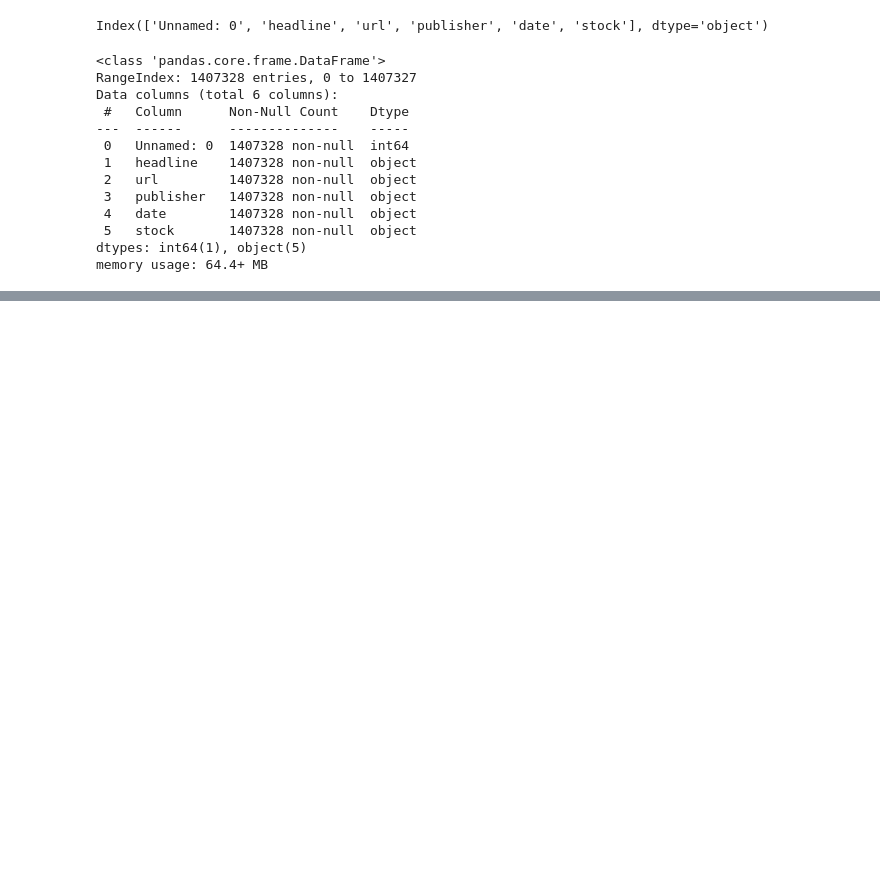
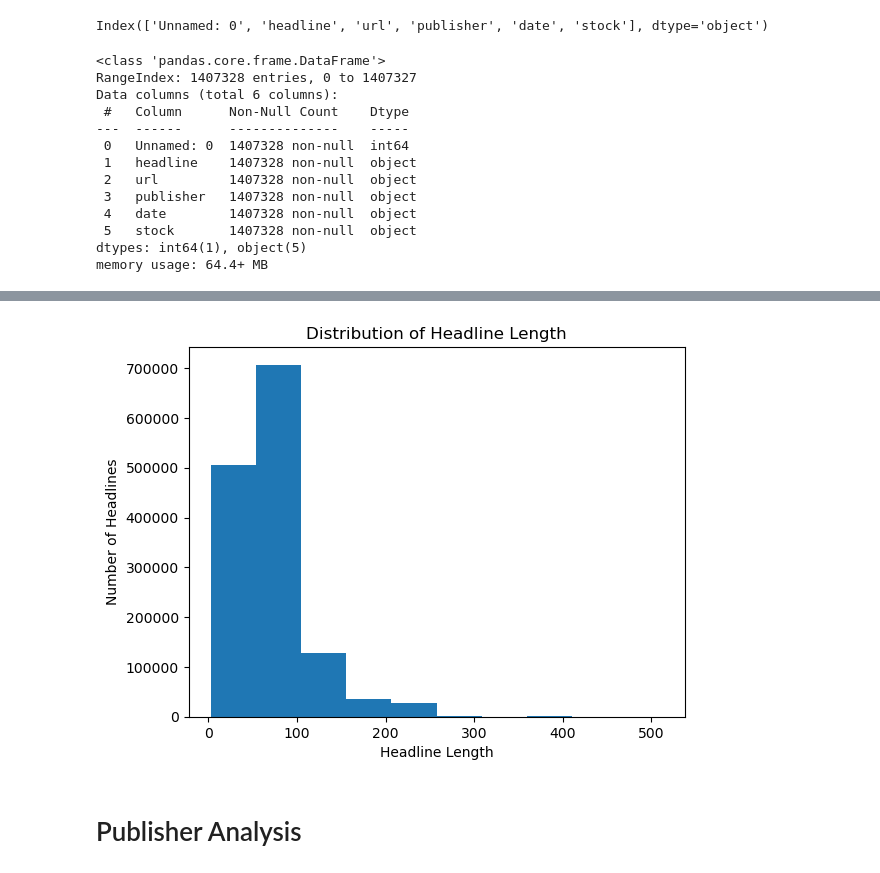
Before and after one commit to YeabsiraTibebu/FinancialNews-and-StockPrice, a Jupyter notebook: notebooks/analysis.ipynb, the cells around one changed output, grey strips where cells are left out. Saved outputs shown, nothing was run; the diff lists cells and outputs as text; code cells hidden in the pictures; blank space fills up the shorter version.

Commit message:
Time and publisher analysis

```diff
--- a/notebooks/analysis.ipynb
+++ b/notebooks/analysis.ipynb
@@ -58,3 +81,6 @@ Data columns (total 6 columns):
  5   stock       1407328 non-null  object
 dtypes: int64(1), object(5)
 memory usage: 64.4+ MB
+# %%
+data.drop_duplicates(inplace=True)
+data.info()
@@ -60,0 +101,4 @@ memory usage: 64.4+ MB
+# %%
+data.shape
+data.drop_duplicates(inplace=True)
+data.info()
@@ -60,0 +121,6 @@ memory usage: 64.4+ MB
+# %%
+# Get the length of each headline
+data['headline_length'] = data['headline'].str.len()
+
+# Descriptive statistics of headline length
+data['headline_length'].describe()
@@ -60,0 +137,11 @@ memory usage: 64.4+ MB
+# %%
+# Distribution of headline length
+plt.hist(data['headline_length'])
+plt.xlabel('Headline Length')
+plt.ylabel('Number of Headlines')
+plt.title('Distribution of Headline Length')
+plt.show()
+# %% [output]
+[figure, added]
+# %% [markdown]
+# Publisher Analysis
```
Also changed, not shown: parts of 18 cells of this notebook.
